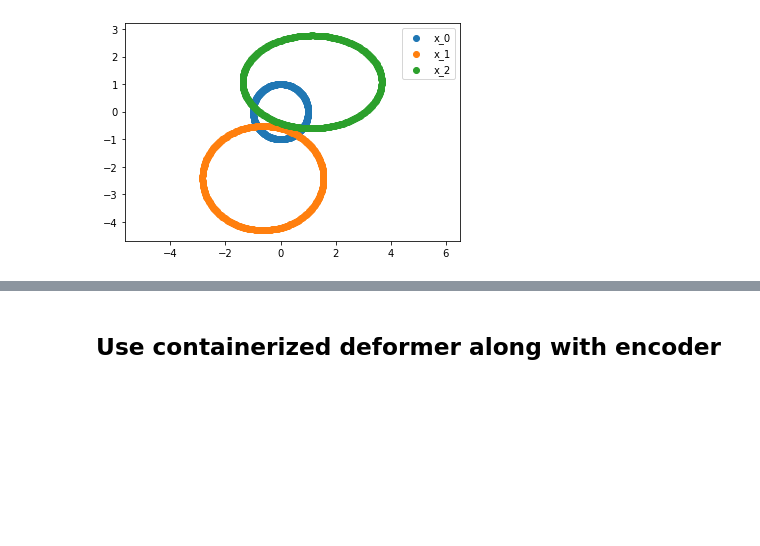
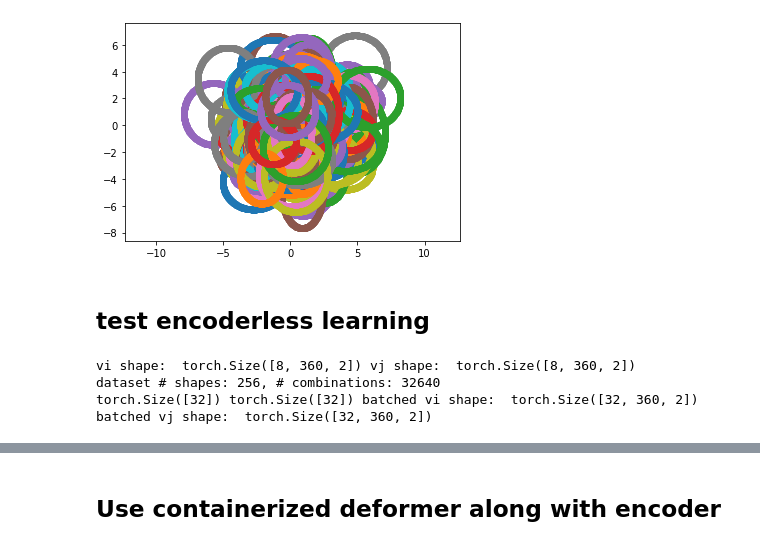
Before and after one commit to maxjiang93/ShapeFlow, a Jupyter notebook: minimal_2d_example.ipynb, the cells around one changed output, grey strips where cells are left out. Saved outputs shown, nothing was run; the diff lists cells and outputs as text; code cells hidden in the pictures; blank space fills up the shorter version.

```diff
--- a/minimal_2d_example.ipynb
+++ b/minimal_2d_example.ipynb
@@ -13,28 +13,89 @@ from deepdeform.layers.chamfer_layer import ChamferDistKDTree
 # %%
 # initial set of points
 theta = torch.linspace(0, 2*np.pi, 361)[:-1]
 
 # source points
 x0 = torch.stack((torch.cos(theta),
                   torch.sin(theta)), axis=-1)  # [n, 3]
 
 torch.manual_seed(2)
 # create variations of the source
 all_shapes = [x0]
-ns = 3
+ns = 256
 for i in range(ns-1):
     scale = torch.randn(2) * 0.5 + 2
     shift = torch.randn(2) * 2
     x_new = x0 * scale + shift
     all_shapes.append(x_new)
 
 x_all = torch.stack(all_shapes, dim=0)  # [nshapes, npoints, 3]
 
 plt.figure()
 for i in range(ns):
     plt.scatter(x_all[i, :, 0], x_all[i, :, 1], label='x_{}'.format(i))
 plt.axis('equal')
-plt.legend()
+# plt.legend()
 plt.show()
 # %% [output]
-[figure, old version]
+[figure, new version]
+# %% [markdown]
+## test encoderless learning
+# %%
+# dataloader for loading the shapes
+class DemoLoader(Dataset):
+    """Pytorch Dataset base for loading demo shape pairs.
+    """
+    def __init__(self, x_all):
+        """Initialize dataloader.
+
+        Args:
+          x_all: [#shapes, #points, 3] tensor of all shapes
+        """
+        self.x_all = x_all
+
+    def __len__(self):
+        return int(0.5 * self.n_shapes * (self.n_shapes - 1))
+
+    @property
+    def n_shapes(self):
+        return self.x_all.shape[0]
+
+    @staticmethod
+    def _idx_to_combinations(idx):
+        """Translate a 1d index to a pair of indices from the combinations."""
+        idx = idx + 1
+        i = np.ceil((-1+np.sqrt(1+8*idx)) / 2)
+        j = idx - (i * (i-1)) / 2
+        return int(i), int(j)-1
+
+    def __getitem__(self, idx):
+        """Get a random pair of shapes corresponding to idx.
+        Args:
+          idx: int, index of the shape pair to return. must be smaller than len(self).
+        Returns:
+          verts_i: [npoints, 3] float tensor for point samples from the first shape.
+          verts_j: [npoints, 3] float tensor for point samples from the second shape.
+        """
+        i, j = self._idx_to_combinations(idx)
+        return i, j, self.x_all[i], self.x_all[j]
+
+
+demo_dataset = DemoLoader(x_all)
+# vi, vj = demo_dataset[0]
+print("vi shape: ", vi.shape, "vj shape: ", vj.shape)
+print("dataset # shapes: {}, # combinations: {}".format(demo_dataset.n_shapes, len(demo_dataset)))
+# bs = len(demo_dataset)
+bs = min(32, len(demo_dataset))
+# demo_sampler = RandomSampler(demo_dataset, replacement=True, num_samples=bs) # min(ns, 16))
+demo_sampler = RandomSampler(demo_dataset, replacement=False)
+# demo_loader = DataLoader(demo_dataset, batch_size=min(len(demo_dataset), 8), shuffle=False, drop_last=True,
+#                          sampler=demo_sampler, num_workers=min(len(demo_dataset), 8), pin_memory=True)
+demo_loader = DataLoader(demo_dataset, batch_size=bs, shuffle=False, drop_last=True,
+                         sampler=demo_sampler, num_workers=bs, pin_memory=True)
+for i, j, vi, vj in demo_loader:
+    print(i.shape, j.shape, "batched vi shape: ", vi.shape, "batched vj shape: ", vj.shape)
+    break
+# %% [output]
+vi shape:  torch.Size([8, 360, 2]) vj shape:  torch.Size([8, 360, 2])
+dataset # shapes: 256, # combinations: 32640
+torch.Size([32]) torch.Size([32]) batched vi shape:  torch.Size([32, 360, 2]) batched vj shape:  torch.Size([32, 360, 2])
```
Also changed, not shown: parts of 7 cells of this notebook, 2 other files.
